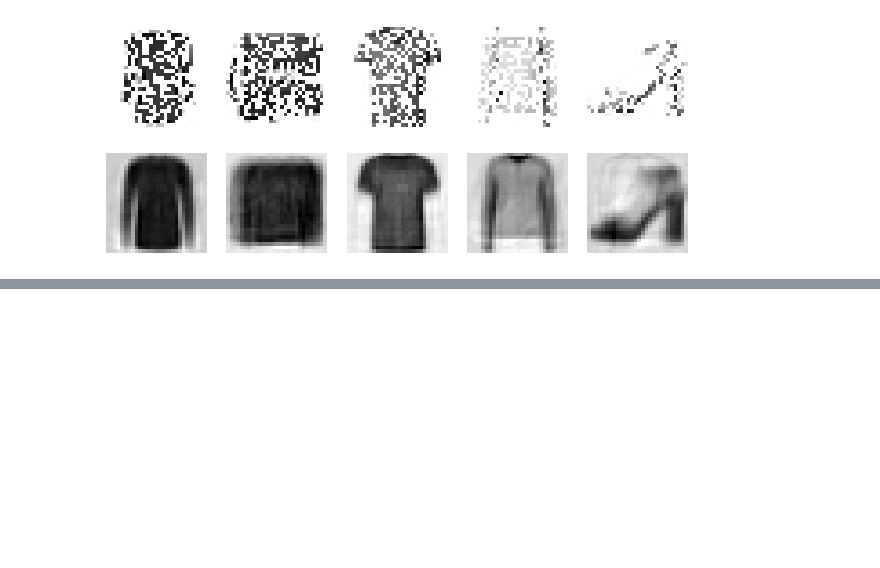
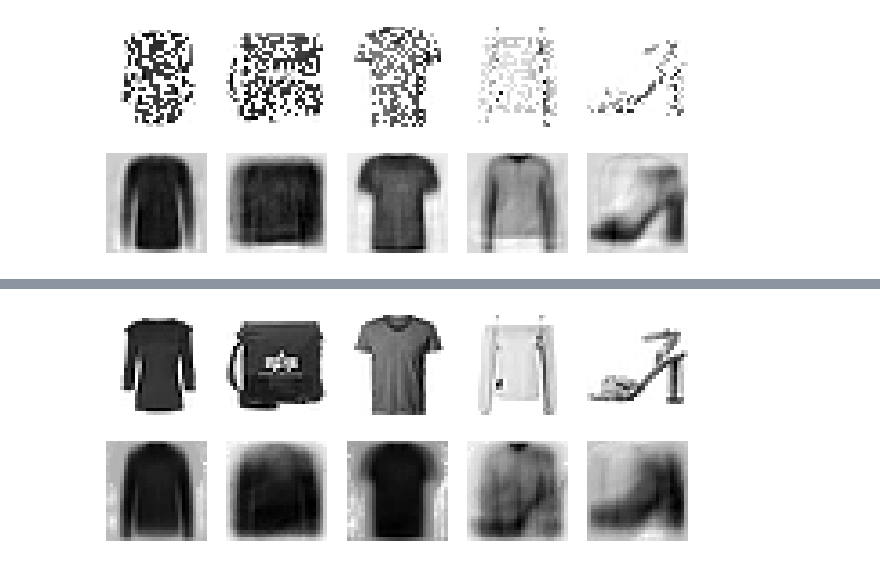
Before and after one commit to BlaiseMarvin/Machine-Learning-and-Big-Data-Analytics, a Jupyter notebook: deep_learning/autoencoders/example1.ipynb, the cells around one changed output, grey strips where cells are left out. Saved outputs shown, nothing was run; the diff lists cells and outputs as text; code cells hidden in the pictures; blank space fills up the shorter version.

Commit message:
deep learning

```diff
--- a/deep_learning/autoencoders/example1.ipynb
+++ b/deep_learning/autoencoders/example1.ipynb
@@ -367,0 +552,14 @@ plt.show()
+# %%
+class Sampling(layers.Layer):
+    """Uses (z_mean, z_log_var) to sample z, the vector encoding a digit."""
+
+    def __init__(self, **kwargs):
+        super().__init__(**kwargs)
+        self.seed_generator = keras.random.SeedGenerator(1337)
+
+    def call(self, inputs):
+        z_mean, z_log_var = inputs
+        batch = ops.shape(z_mean)[0]
+        dim = ops.shape(z_mean)[1]
+        epsilon = keras.random.normal(shape=(batch, dim), seed=self.seed_generator)
+        return z_mean + ops.exp(0.5 * z_log_var) * epsilon
@@ -367,0 +568,13 @@ plt.show()
+# %%
+codings_size = 10
+
+inputs = tf.keras.layers.Input(shape=[28, 28])
+Z = tf.keras.layers.Flatten()(inputs)
+Z = tf.keras.layers.Dense(150, activation="relu")(Z)
+Z = tf.keras.layers.Dense(100, activation="relu")(Z)
+codings_mean = tf.keras.layers.Dense(codings_size)(Z)  # μ
+codings_log_var = tf.keras.layers.Dense(codings_size)(Z)  # γ
+codings = Sampling()([codings_mean, codings_log_var])
+variational_encoder = tf.keras.Model(
+    inputs=[inputs], outputs=[codings_mean, codings_log_var, codings], name="encoder")
+variational_encoder.summary()
@@ -367,0 +608,8 @@ plt.show()
+# %%
+decoder_inputs = tf.keras.layers.Input(shape=[codings_size])
+x = tf.keras.layers.Dense(100, activation="relu")(decoder_inputs)
+x = tf.keras.layers.Dense(150, activation="relu")(x)
+x = tf.keras.layers.Dense(28 * 28)(x)
+outputs = tf.keras.layers.Reshape([28, 28])(x)
+variational_decoder = tf.keras.Model(inputs=[decoder_inputs], outputs=[outputs], name="decoder")
+variational_decoder.summary()
@@ -367,0 +709,4 @@ plt.show()
+# %%
+vae = VAE(variational_encoder, variational_decoder)
+vae.compile(optimizer=keras.optimizers.Adam(learning_rate=1.0e-4))
+vae.fit(X_train, epochs=30, batch_size=128, validation_data=(X_valid))
@@ -367,0 +732,4 @@ plt.show()
+# %%
+plot_reconstructions(vae)
+plt.show()
+# %% [output]
@@ -367,0 +737 @@ plt.show()
+[figure, added]
```
Also changed, not shown: parts of 34 cells of this notebook, 56 other files.
